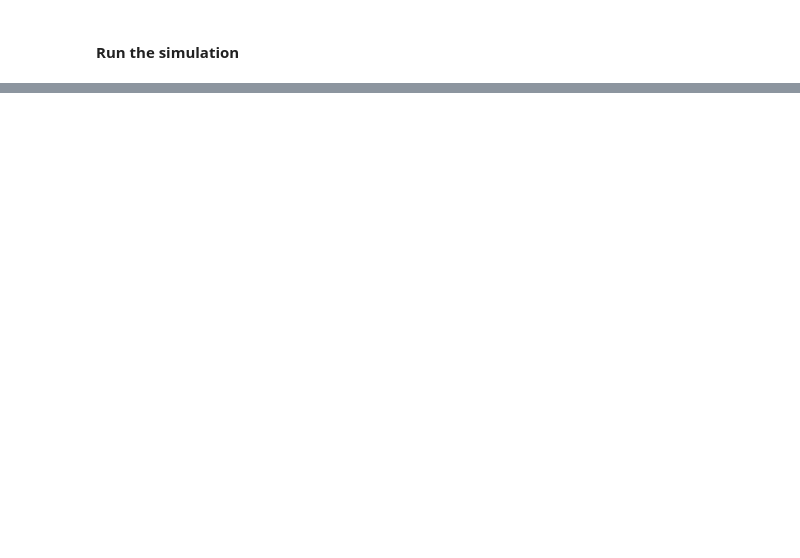
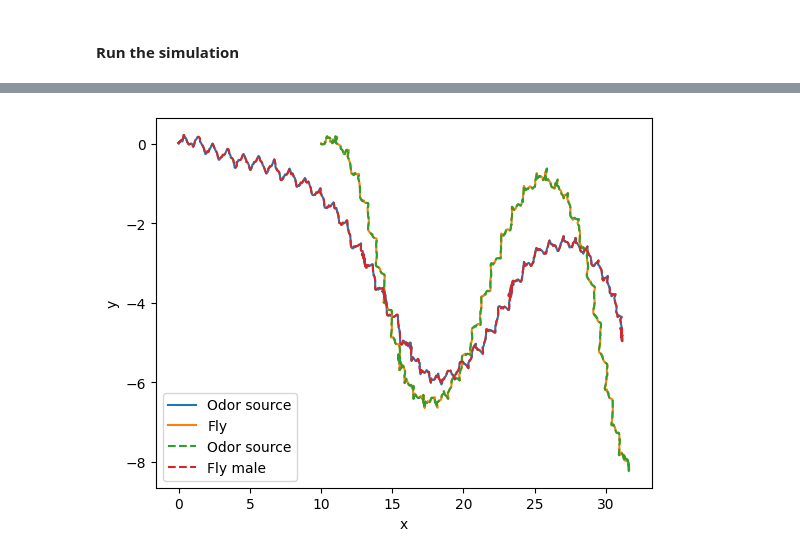
Before and after one commit to AndyPiantoni/ControlBehavProject, a Jupyter notebook: chasing.ipynb, the cells around one changed output, grey strips where cells are left out. Drawn from its saved outputs; the diff is of its cells as text; code cells hidden in the pictures; blank space fills up the shorter version.

Commit message:
acceptable scenario for attractive odor

```diff
--- a/chasing.ipynb
+++ b/chasing.ipynb
@@ -18,7 +18,7 @@ from odor_turning_fly import OdorTaxisFly
 seed = 1
 
 # Odor source: array of shape (num_odor_sources, 3) - xyz coords of odor sources
-odor_source = np.array([[0, 0, 0],[8, 0, 0]], dtype=np.float32)
+odor_source = np.array([[0, 0, 0],[10, 0, 0]], dtype=np.float32)
 
 # Peak intensities: array of shape (num_odor_sources, odor_dimensions)
 # For each odor source, if the intensity is (x, 0) then the odor is in the 1st dimension
@@ -42,7 +42,7 @@ run_time = 6
 
 fly0 = OdorTaxisFly(  # This is the "chasing" fly (aka male fly)
     name="male",
-    odor_threshold = 0.14,
+    odor_threshold = 0.137,
     odor_dimensions=odor_dimensions,
     odor_gains=odor_gains,
     timestep=timestep,
@@ -57,7 +57,7 @@ fly1 = HybridTurningFly(  # This is the "chased" fly (aka female fly)
     timestep=timestep,
     enable_adhesion=True,
     enable_olfaction=True,
-    spawn_pos=(8, 0, 0),
+    spawn_pos=(10, 0, 0),
 )
 
 
@@ -133,11 +137,23 @@ def p1_control_signal(run_time: float, time_step: float) -> np.ndarray:
     """Returns a P1 signal [0,1].
     The control signal is a 2D array of shape (num_time_steps, 2)"""
 
-    # P1 signal is a 2D array of shape (num_time_steps, 2)
+    # P1 signal is a 2D array of shape (num_time_steps, 1)
     p1_signal = np.ones((int(run_time / time_step), 1))
 
+    T_high = 1.5  # seconds
+    T_low = 0.5  # seconds
+
+    # Create a square wave signal with T_high and T_low= T_high/T_ratio
+    signal_low = np.zeros(int(T_low / time_step))
+    signal_high = np.ones(int(T_high / time_step))
+    signal = np.concatenate([signal_high, signal_low])
+    num_repeats = int(run_time / time_step / len(signal))
+    p1_signal = np.tile(signal, num_repeats)
+    # fille up the rest of the signal with ones (resting state)
+    p1_signal = np.concatenate([p1_signal, np.ones(int(run_time / time_step) - len(p1_signal))])
+
     # Create a sine wave signal
-    p1_signal[:, 0] = 0.5*(np.cos(0.5 * np.pi * np.linspace(0, run_time, int(run_time / time_step)))+1)
+    #p1_signal[:, 0] = 0.5*(np.cos(0.5 * np.pi * np.linspace(0, run_time, int(run_time / time_step)))+1)
 
 
     return p1_signal
@@ -262,17 +288,19 @@ for i in trange(num_decision_steps):
 # %%
 # plot the odor source trajectory vs fly trajectory
 import matplotlib.pyplot as plt
 fly_pos_hist_1 = np.array([obs["female"]["fly"][0, :2] for obs in obs_history])
 fly_pos_hist_0 = np.array([obs["male"]["fly"][0, :2] for obs in obs_history])
 odor_source_hist = np.array(odor_source_hist)
-# plt.plot(odor_source_hist[:,0,0], odor_source_hist[:,0,1], label="Odor source")
+plt.plot(odor_source_hist[:,0,0], odor_source_hist[:,0,1], label="Odor source")
 plt.plot(fly_pos_hist_1[:,0], fly_pos_hist_1[:,1], label="Fly", linestyle="-")
 plt.plot(odor_source_hist[:,1,0], odor_source_hist[:,1,1], label="Odor source", linestyle="--")
-# plt.plot(fly_pos_hist_0[:,0], fly_pos_hist_0[:,1], label="Fly male", linestyle="--")
+plt.plot(fly_pos_hist_0[:,0], fly_pos_hist_0[:,1], label="Fly male", linestyle="--")
 plt.xlabel("x")
 plt.ylabel("y")
 plt.legend()
 plt.show()
+# %% [output]
+[figure, added]
 # %%
 #plot histroy of observations odors intensities
 odor_history_fly0 = [np.average(obs_history[i]["male"]["odor_intensity"].reshape((odor_dimensions, 2, 2)), axis=1) for i in range(len(obs_history))]
```
Also changed, not shown: parts of 8 cells of this notebook.
